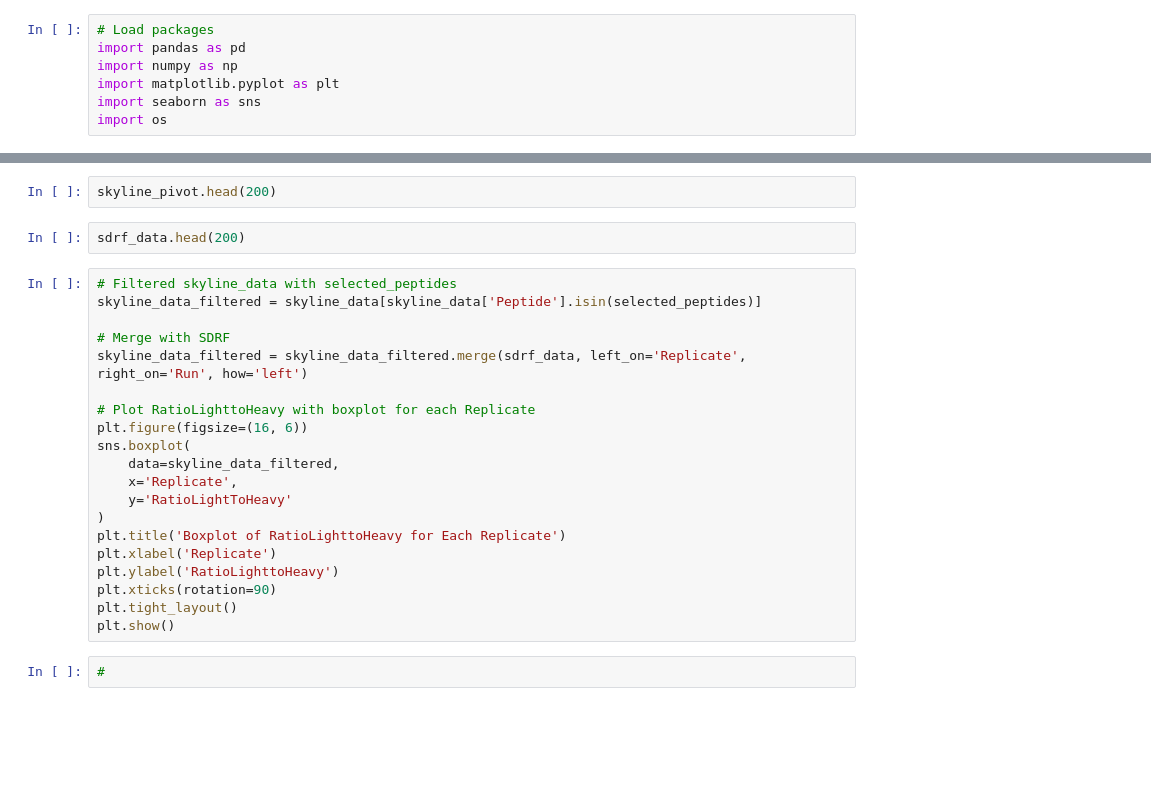
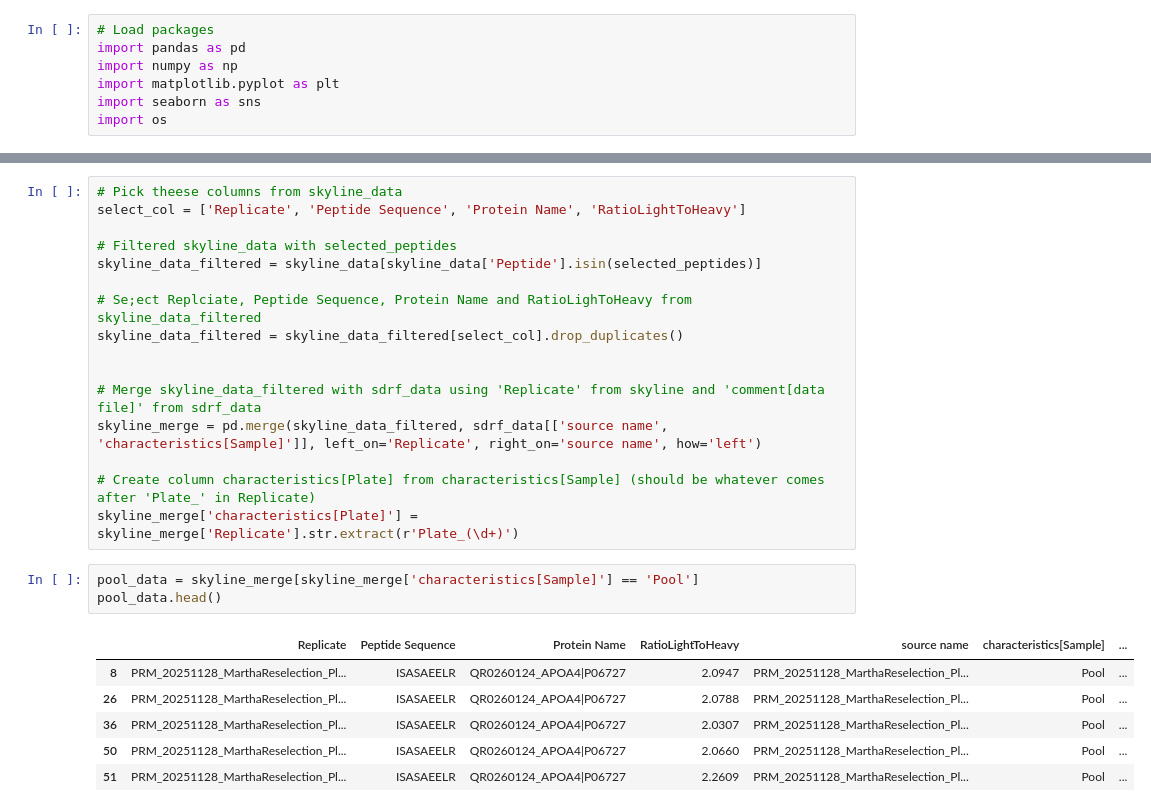
Before and after one commit to thanadol-git/kardemumma, a Jupyter notebook: ratio_picking.ipynb, the cells around one changed output, grey strips where cells are left out. Cells and saved outputs as stored; diff of their text form; blank space fills up the shorter version.

```diff
--- a/ratio_picking.ipynb
+++ b/ratio_picking.ipynb
@@ -141,26 +194,26 @@ plt.show()
-# %%
-skyline_pivot.head(200)
-# %%
-sdrf_data.head(200)
 # %%
+# Pick theese columns from skyline_data
+select_col = ['Replicate', 'Peptide Sequence', 'Protein Name', 'RatioLightToHeavy']
+
 # Filtered skyline_data with selected_peptides
 skyline_data_filtered = skyline_data[skyline_data['Peptide'].isin(selected_peptides)]
 
-# Merge with SDRF
-skyline_data_filtered = skyline_data_filtered.merge(sdrf_data, left_on='Replicate', right_on='Run', how='left')
+# Se;ect Replciate, Peptide Sequence, Protein Name and RatioLighToHeavy from skyline_data_filtered
+skyline_data_filtered = skyline_data_filtered[select_col].drop_duplicates()
 
-# Plot RatioLighttoHeavy with boxplot for each Replicate
-plt.figure(figsize=(16, 6))
-sns.boxplot(
-    data=skyline_data_filtered,
-    x='Replicate',
-    y='RatioLightToHeavy'
-)
-plt.title('Boxplot of RatioLighttoHeavy for Each Replicate')
-plt.xlabel('Replicate')
-plt.ylabel('RatioLighttoHeavy')
-plt.xticks(rotation=90)
-plt.tight_layout()
-plt.show()
+
+# Merge skyline_data_filtered with sdrf_data using 'Replicate' from skyline and 'comment[data file]' from sdrf_data
+skyline_merge = pd.merge(skyline_data_filtered, sdrf_data[['source name', 'characteristics[Sample]']], left_on='Replicate', right_on='source name', how='left')
+
+# Create column characteristics[Plate] from characteristics[Sample] (should be whatever comes after 'Plate_' in Replicate)
+skyline_merge['characteristics[Plate]'] = skyline_merge['Replicate'].str.extract(r'Plate_(\d+)')
-# %%
-#
+# %%
+pool_data = skyline_merge[skyline_merge['characteristics[Sample]'] == 'Pool']
+pool_data.head()
+# %% [output]
+|  | Replicate | Peptide Sequence | Protein Name | RatioLightToHeavy | source name | characteristics[Sample] | ... |
+| 8 | PRM_20251128_MarthaReselection_Pl... | ISASAEELR | QR0260124_APOA4|P06727 | 2.0947 | PRM_20251128_MarthaReselection_Pl... | Pool | ... |
+| 26 | PRM_20251128_MarthaReselection_Pl... | ISASAEELR | QR0260124_APOA4|P06727 | 2.0788 | PRM_20251128_MarthaReselection_Pl... | Pool | ... |
+| 36 | PRM_20251128_MarthaReselection_Pl... | ISASAEELR | QR0260124_APOA4|P06727 | 2.0307 | PRM_20251128_MarthaReselection_Pl... | Pool | ... |
+| 50 | PRM_20251128_MarthaReselection_Pl... | ISASAEELR | QR0260124_APOA4|P06727 | 2.0660 | PRM_20251128_MarthaReselection_Pl... | Pool | ... |
+| 51 | PRM_20251128_MarthaReselection_Pl... | ISASAEELR | QR0260124_APOA4|P06727 | 2.2609 | PRM_20251128_MarthaReselection_Pl... | Pool | ... |
```
Also changed, not shown: parts of 23 cells of this notebook.
